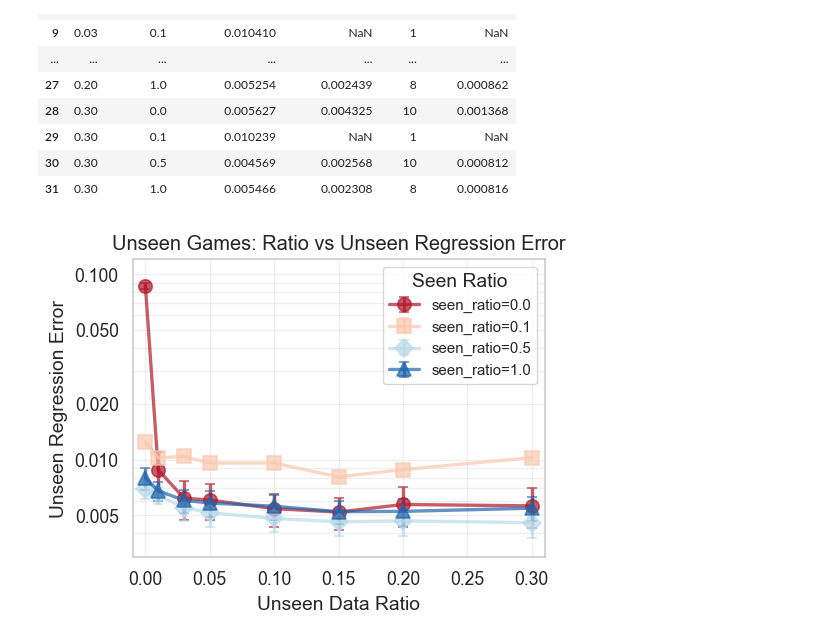
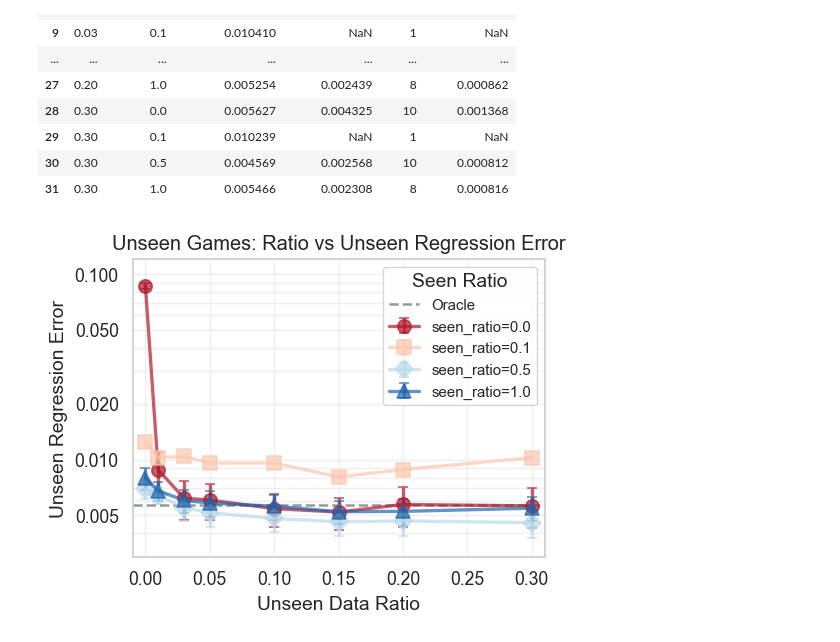
Before and after one commit to bic4907/multigame-pcgrl, a Jupyter notebook: sweep/wandb_sweep/unseen_games/unseen_games_plot.ipynb, the cells around one changed output. Drawn from its saved outputs; the diff is of its cells as text; code cells hidden in the pictures.

Commit message:
update figure

```diff
--- a/sweep/wandb_sweep/unseen_games/unseen_games_plot.ipynb
+++ b/sweep/wandb_sweep/unseen_games/unseen_games_plot.ipynb
@@ -21,8 +21,11 @@ matplotlib.rcParams.update({
 _HERE = os.path.dirname(os.path.abspath('__file__'))  # notebook 위치
 CSV_PATH = os.path.join(_HERE, 'combined_results.csv')
 
-df = pd.read_csv(CSV_PATH)
-df = df[df['ratio'] < 1.0]  # ratio=1.0 제외
+df_all = pd.read_csv(CSV_PATH)
+df = df_all[df_all['ratio'] < 1.0]  # ratio=1.0 제외
+
+# Oracle: unseen data ratio=1.0, seen_ratio=1.0
+oracle_val = df_all[(df_all['ratio'] == 1.0) & (df_all['seen_ratio'] == 1.0)]['unseen_reg'].mean()
 print(f'shape: {df.shape}')
 df.head()
 # %% [output]
@@ -80,31 +83,33 @@ for sr in sorted(agg_df['seen_ratio'].unique()):
     ax.errorbar(
         sub['ratio'], sub['unseen_reg_mean'],
         yerr=sub['unseen_reg_se'],
         label=f'seen_ratio={sr}',
         color=COLORS.get(sr, 'gray'),
         marker=MARKERS.get(sr, 'x'),
         markersize=8,
         linewidth=2,
         capsize=3,
         alpha=0.7,
     )
 
+ax.axhline(y=oracle_val, color='gray', linestyle='--', linewidth=1.5, alpha=0.8, label='Oracle')
+
 ax.set_yscale('log')
 ax.set_xlabel('Unseen Data Ratio')
 ax.set_ylabel('Unseen Regression Error')
 ax.set_title('Unseen Games: Ratio vs Unseen Regression Error')
 # set title font size
 ax.title.set_fontsize(12)
 ax.legend(title='Seen Ratio', fontsize=9)
 ax.set_xlim(-0.01, 0.31)
 ax.set_ylim(0.003, 0.12)
 ax.yaxis.set_major_formatter(matplotlib.ticker.ScalarFormatter())
 ax.yaxis.set_minor_formatter(matplotlib.ticker.NullFormatter())
 ax.set_yticks([0.005, 0.01, 0.02, 0.05, 0.1])
 ax.get_yaxis().set_major_formatter(matplotlib.ticker.FormatStrFormatter('%.3f'))
 ax.grid(True, alpha=0.3, which='both')
 plt.tight_layout()
 plt.savefig(os.path.join(_HERE, 'ratio_vs_unseen_reg.png'), bbox_inches='tight', facecolor='white')
 plt.show()
 # %% [output]
-[figure, old version]
+[figure, new version]
```
Also changed, not shown: 1 other file.
